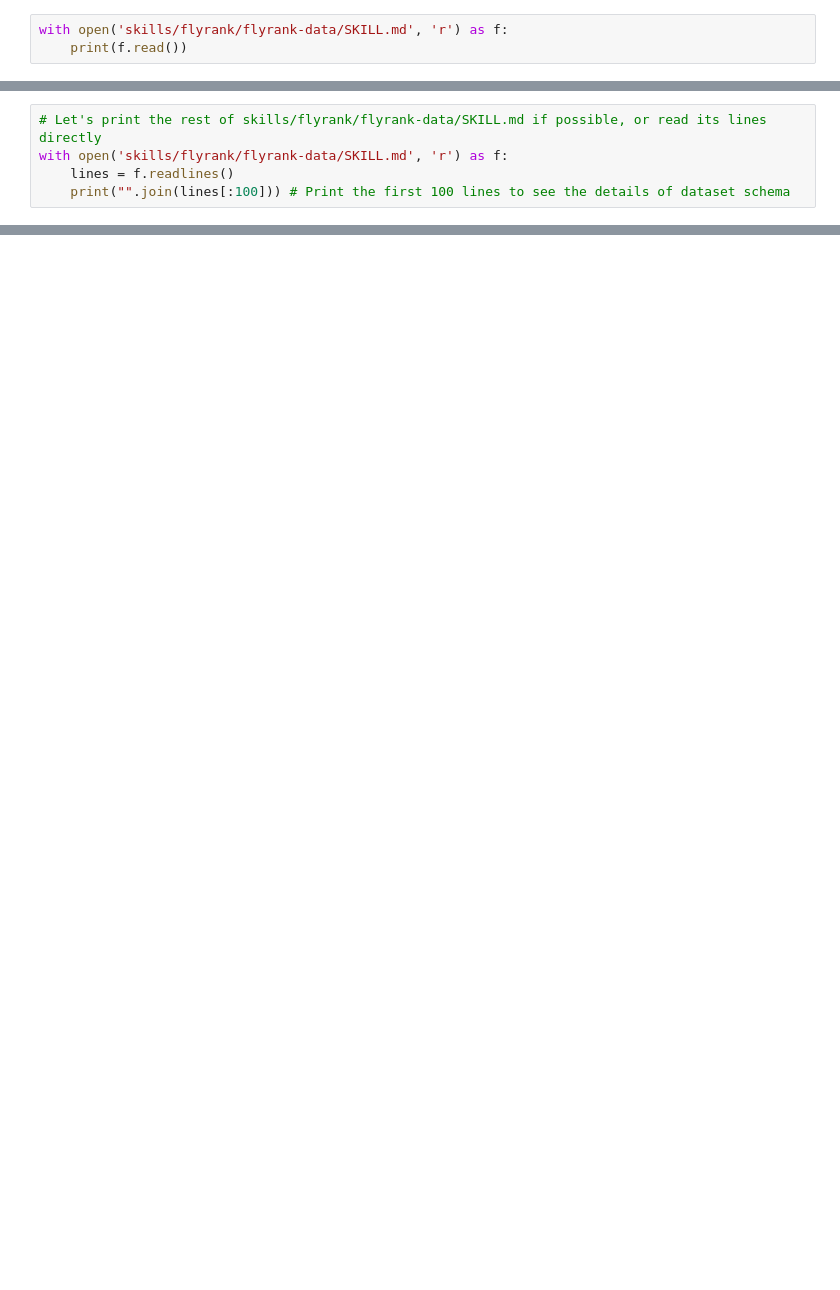
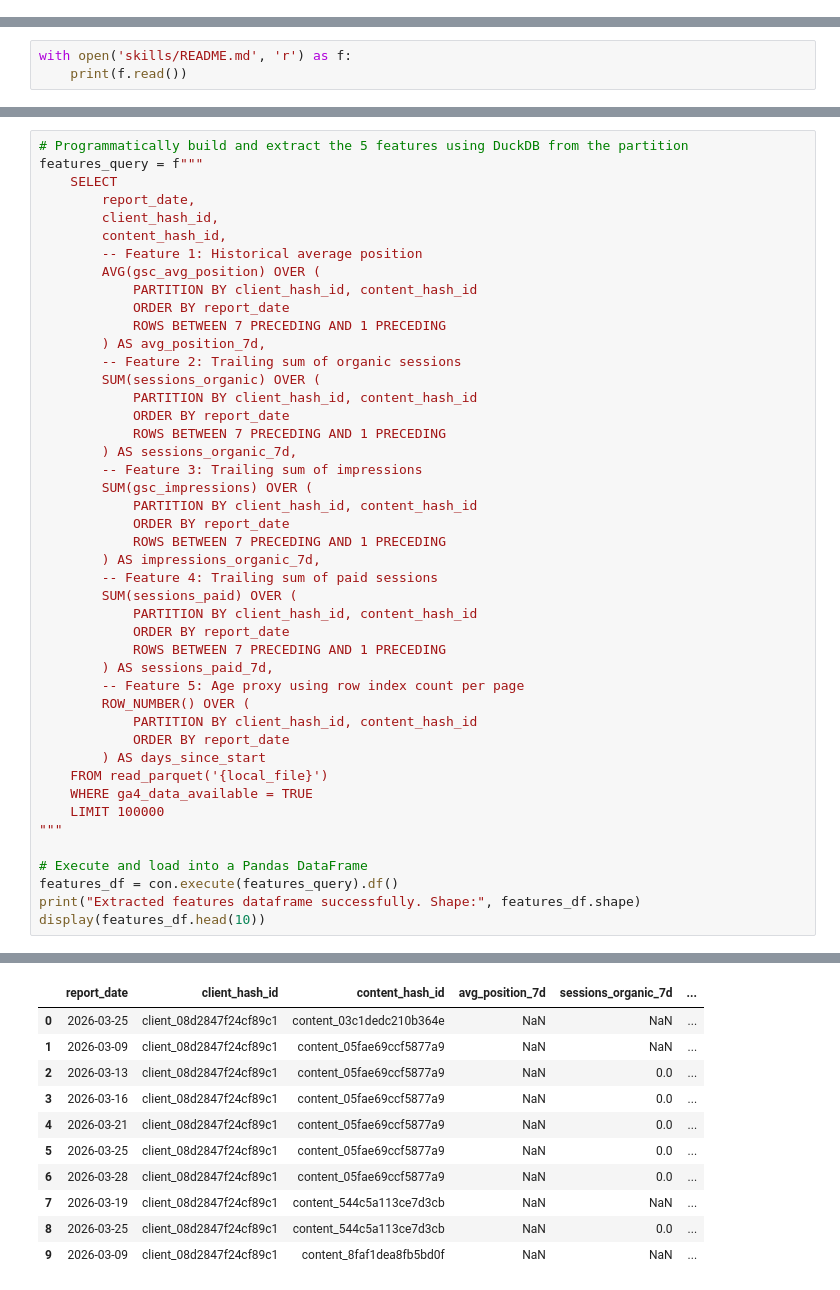
Before and after one commit to fahadelahikhan/flyrank-ml-internship, a Jupyter notebook: work/notebooks/w03_data_contract.ipynb, the cells around one changed output, grey strips where cells are left out. Drawn from its saved outputs; the diff is of its cells as text; blank space fills up the shorter version.

Commit message:
Complete ML-04 data contract

```diff
--- a/work/notebooks/w03_data_contract.ipynb
+++ b/work/notebooks/w03_data_contract.ipynb
@@ -163,3 +2,0 @@ Query 3: Active GA4 Availability Filter
-# %%
-with open('skills/flyrank/flyrank-data/SKILL.md', 'r') as f:
-    print(f.read())
@@ -184,5 +2,0 @@ Two datasets. The small one ships in this repo; the big one is hosted and gated.
-# %%
-# Let's print the rest of skills/flyrank/flyrank-data/SKILL.md if possible, or read its lines directly
-with open('skills/flyrank/flyrank-data/SKILL.md', 'r') as f:
-    lines = f.readlines()
-    print("".join(lines[:100])) # Print the first 100 lines to see the details of dataset schema
@@ -460,0 +11,3 @@ weighted avg       0.96      0.97      0.97      9000
+# %%
+with open('skills/README.md', 'r') as f:
+    print(f.read())
@@ -460,0 +174,46 @@ weighted avg       0.96      0.97      0.97      9000
+# %%
+# Programmatically build and extract the 5 features using DuckDB from the partition
+features_query = f"""
+    SELECT
+        report_date,
+        client_hash_id,
+        content_hash_id,
+        -- Feature 1: Historical average position
+        AVG(gsc_avg_position) OVER (
+            PARTITION BY client_hash_id, content_hash_id
+            ORDER BY report_date
+            ROWS BETWEEN 7 PRECEDING AND 1 PRECEDING
+        ) AS avg_position_7d,
+        -- Feature 2: Trailing sum of organic sessions
+        SUM(sessions_organic) OVER (
+            PARTITION BY client_hash_id, content_hash_id
+            ORDER BY report_date
+            ROWS BETWEEN 7 PRECEDING AND 1 PRECEDING
+        ) AS sessions_organic_7d,
+        -- Feature 3: Trailing sum of impressions
+        SUM(gsc_impressions) OVER (
+            PARTITION BY client_hash_id, content_hash_id
+            ORDER BY report_date
+            ROWS BETWEEN 7 PRECEDING AND 1 PRECEDING
+        ) AS impressions_organic_7d,
+        -- Feature 4: Trailing sum of paid sessions
+        SUM(sessions_paid) OVER (
+            PARTITION BY client_hash_id, content_hash_id
+            ORDER BY report_date
+            ROWS BETWEEN 7 PRECEDING AND 1 PRECEDING
+        ) AS sessions_paid_7d,
+        -- Feature 5: Age proxy using row index count per page
+        ROW_NUMBER() OVER (
+            PARTITION BY client_hash_id, content_hash_id
+            ORDER BY report_date
+        ) AS days_since_start
+    FROM read_parquet('{local_file}')
+    WHERE ga4_data_available = TRUE
+    LIMIT 100000
+"""
+
+# Execute and load into a Pandas DataFrame
+features_df = con.execute(features_query).df()
+print("Extracted features dataframe successfully. Shape:", features_df.shape)
+display(features_df.head(10))
+# %% [output]
@@ -460,0 +221,11 @@ weighted avg       0.96      0.97      0.97      9000
+|  | report_date | client_hash_id | content_hash_id | avg_position_7d | sessions_organic_7d | ... |
+| 0 | 2026-03-25 | client_08d2847f24cf89c1 | content_03c1dedc210b364e | NaN | NaN | ... |
+| 1 | 2026-03-09 | client_08d2847f24cf89c1 | content_05fae69ccf5877a9 | NaN | NaN | ... |
+| 2 | 2026-03-13 | client_08d2847f24cf89c1 | content_05fae69ccf5877a9 | NaN | 0.0 | ... |
+| 3 | 2026-03-16 | client_08d2847f24cf89c1 | content_05fae69ccf5877a9 | NaN | 0.0 | ... |
+| 4 | 2026-03-21 | client_08d2847f24cf89c1 | content_05fae69ccf5877a9 | NaN | 0.0 | ... |
+| 5 | 2026-03-25 | client_08d2847f24cf89c1 | content_05fae69ccf5877a9 | NaN | 0.0 | ... |
+| 6 | 2026-03-28 | client_08d2847f24cf89c1 | content_05fae69ccf5877a9 | NaN | 0.0 | ... |
+| 7 | 2026-03-19 | client_08d2847f24cf89c1 | content_544c5a113ce7d3cb | NaN | NaN | ... |
+| 8 | 2026-03-25 | client_08d2847f24cf89c1 | content_544c5a113ce7d3cb | NaN | 0.0 | ... |
+| 9 | 2026-03-09 | client_08d2847f24cf89c1 | content_8faf1dea8fb5bd0f | NaN | NaN | ... |
```
Also changed, not shown: parts of 39 cells of this notebook.
